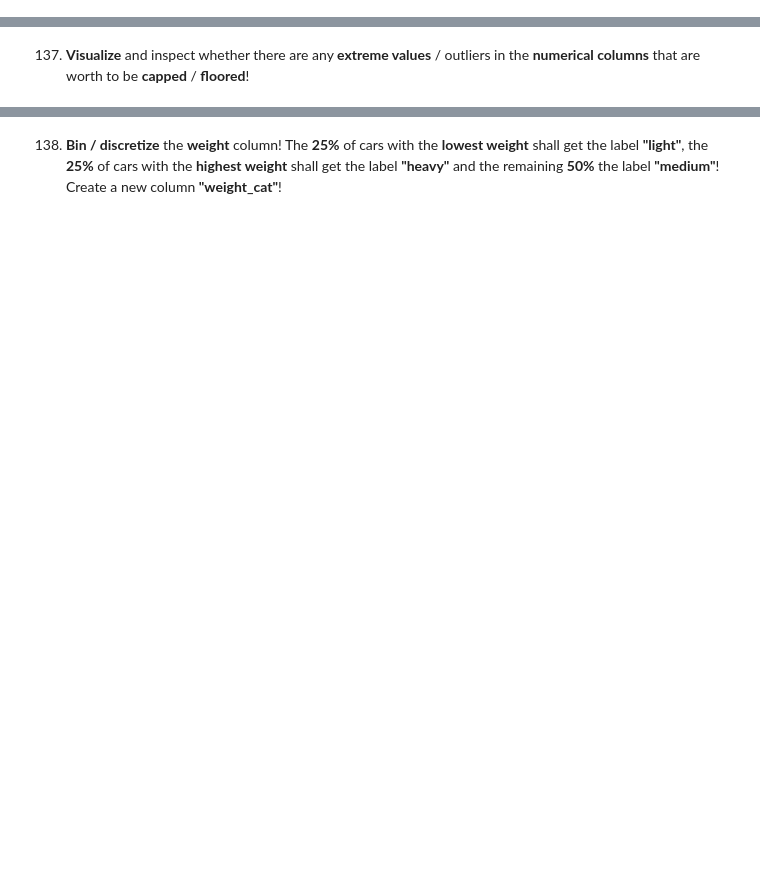
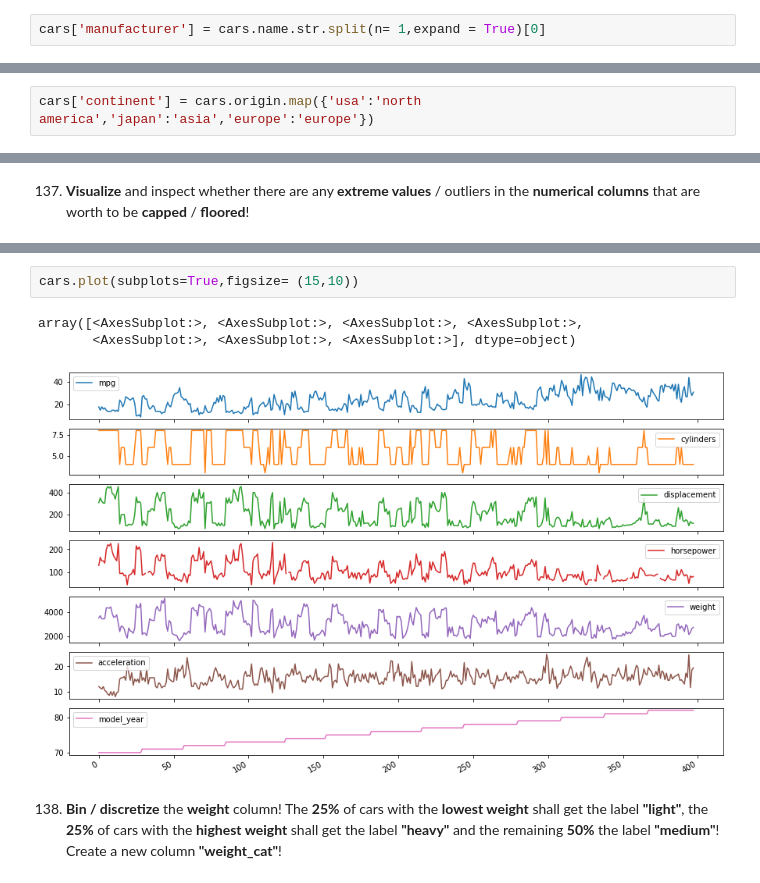
Before and after one commit to hamednasr/Coding_Exercises, a Jupyter notebook: Coding_Exercises/Exercise_15.ipynb, the cells around one changed output, grey strips where cells are left out. Cells and saved outputs as stored; diff of their text form; blank space fills up the shorter version.

```diff
--- a/Coding_Exercises/Exercise_15.ipynb
+++ b/Coding_Exercises/Exercise_15.ipynb
@@ -33,2 +85,6 @@ If you need some further help or if you want to check your code, you can also ch
+# %%
+cars['manufacturer'] = cars.name.str.split(n= 1,expand = True)[0]
 # %% [markdown]
 136. Add a __new column__ with the respective __continent__ (north america, asia, europe)!
+# %%
+cars['continent'] = cars.origin.map({'usa':'north america','japan':'asia','europe':'europe'})
@@ -37,2 +114,8 @@ If you need some further help or if you want to check your code, you can also ch
+# %%
+cars.plot(subplots=True,figsize= (15,10))
+# %% [output]
+array([<AxesSubplot:>, <AxesSubplot:>, <AxesSubplot:>, <AxesSubplot:>,
+       <AxesSubplot:>, <AxesSubplot:>, <AxesSubplot:>], dtype=object)
+[figure, added]
 # %% [markdown]
 138. __Bin / discretize__ the __weight__ column! The __25%__ of cars with the __lowest weight__ shall get the label __"light"__, the __25%__ of cars with the __highest weight__ shall get the label __"heavy"__ and the remaining __50%__ the label __"medium"__! Create a new column __"weight_cat"__!
```
Also changed, not shown: parts of 19 cells of this notebook.
